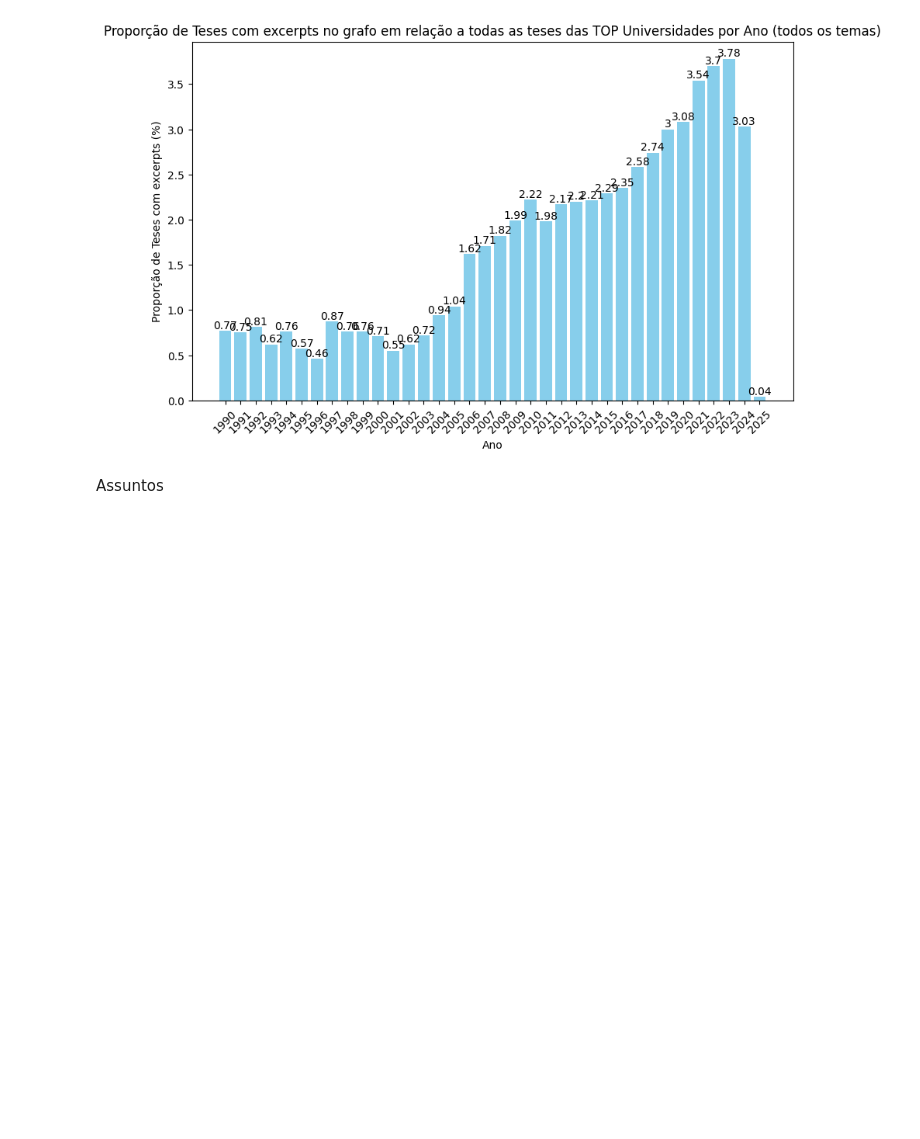
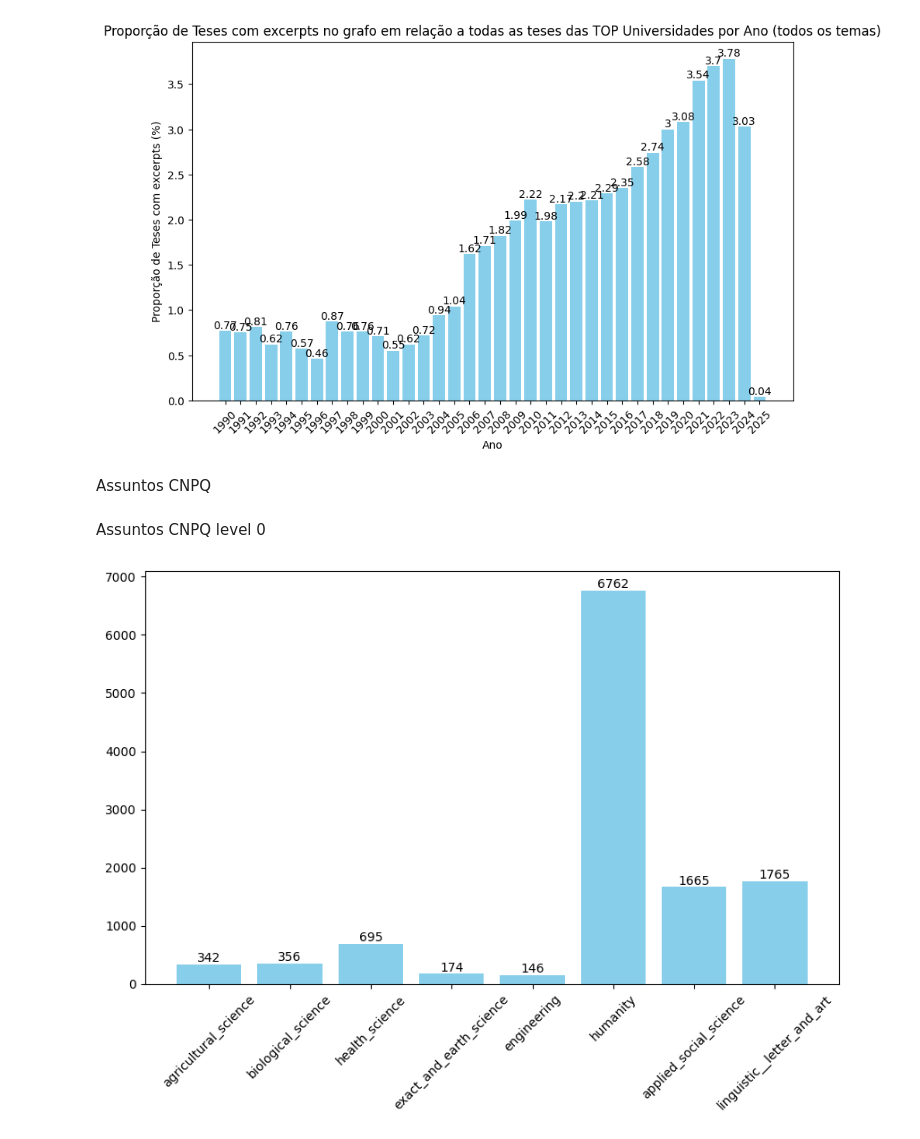
Before and after one commit to fabiocorreacordeiro/Indigenous-Slavery-KG, a Jupyter notebook: EDA.ipynb, the cells around one changed output. Saved outputs shown, nothing was run; the diff lists cells and outputs as text; code cells hidden in the pictures; blank space fills up the shorter version.

```diff
--- a/EDA.ipynb
+++ b/EDA.ipynb
@@ -300,4 +300,4 @@ plt.show()
 # %% [output]
 [figure]
 # %% [markdown]
-Assuntos
+Assuntos CNPQ
@@ -303,0 +337,20 @@ Assuntos
+# %% [markdown]
+Assuntos CNPQ level 0
+# %%
+# Áreas do conhecimento CNPQ (https://lattes.cnpq.br/web/dgp/arvore-do-conhecimento)
+
+CNPQ_nivel_0  = [
+    'tag:stardog:api:agricultural_science',
+    'tag:stardog:api:biological_science',
+    'tag:stardog:api:health_science',
+    'tag:stardog:api:exact_and_earth_science',
+    'tag:stardog:api:engineering',
+    'tag:stardog:api:humanity',
+    'tag:stardog:api:applied_social_science',
+    'tag:stardog:api:linguistic__letter_and_art']
+
+
+
+cnpq_plot(CNPQ_nivel_0)
+# %% [output]
+[figure, added]
```
Also changed, not shown: parts of 11 cells of this notebook, 3 other files.
